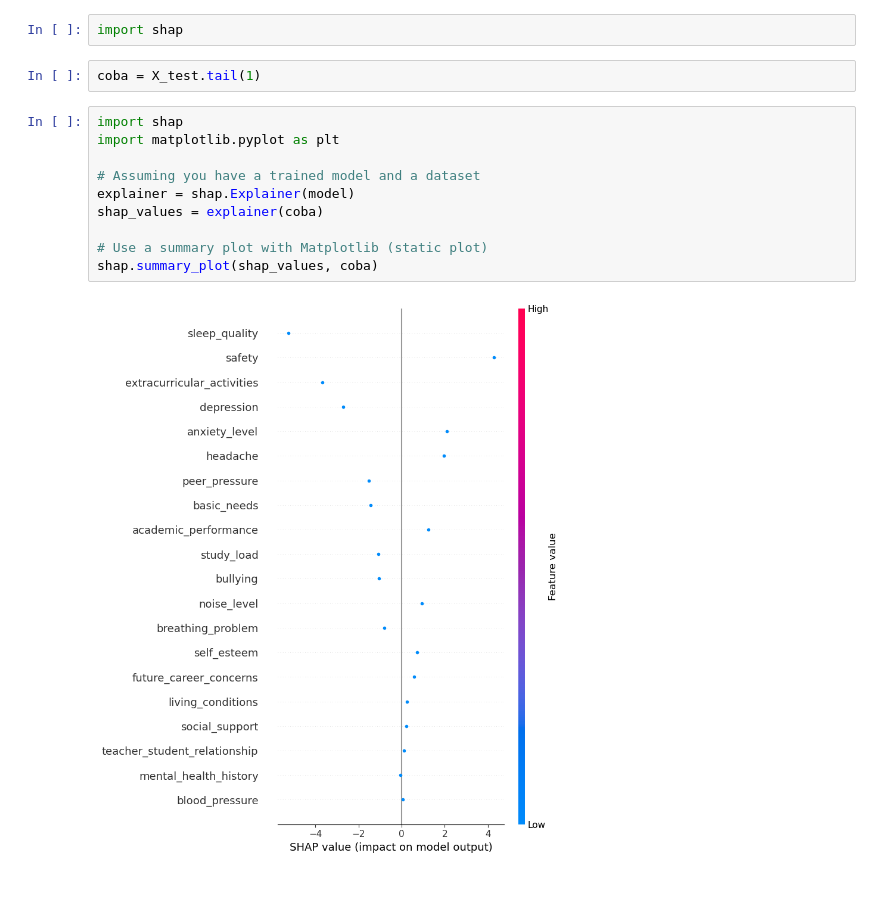
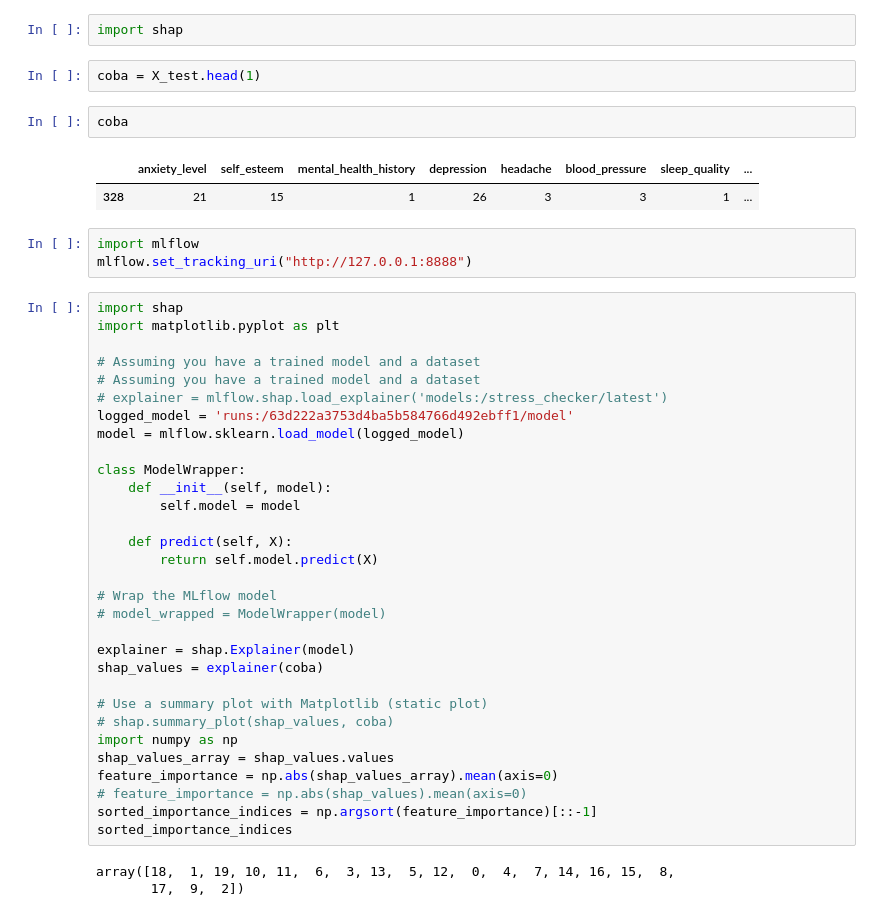
Before and after one commit to ghazafm/stress-checker-model, a Jupyter notebook: Notebook/lab.ipynb, the cells around one changed output. Cells and saved outputs as stored; diff of their text form; blank space fills up the shorter version.

```diff
--- a/Notebook/lab.ipynb
+++ b/Notebook/lab.ipynb
@@ -213,16 +248,46 @@ LGBMRegressor()
 # %%
 import shap
 # %%
-coba = X_test.tail(1)
+coba = X_test.head(1)
+# %%
+coba
+# %% [output]
+|  | anxiety_level | self_esteem | mental_health_history | depression | headache | blood_pressure | sleep_quality | ... |
+| 328 | 21 | 15 | 1 | 26 | 3 | 3 | 1 | ... |
+# %%
+import mlflow
+mlflow.set_tracking_uri("http://127.0.0.1:8888")
 # %%
 import shap
 import matplotlib.pyplot as plt
 
 # Assuming you have a trained model and a dataset
+# Assuming you have a trained model and a dataset
+# explainer = mlflow.shap.load_explainer('models:/stress_checker/latest')
+logged_model = 'runs:/63d222a3753d4ba5b584766d492ebff1/model'
+model = mlflow.sklearn.load_model(logged_model)
+
+class ModelWrapper:
+    def __init__(self, model):
+        self.model = model
+
+    def predict(self, X):
+        return self.model.predict(X)
+
+# Wrap the MLflow model
+# model_wrapped = ModelWrapper(model)
+
 explainer = shap.Explainer(model)
 shap_values = explainer(coba)
 
 # Use a summary plot with Matplotlib (static plot)
-shap.summary_plot(shap_values, coba)
+# shap.summary_plot(shap_values, coba)
+import numpy as np
+shap_values_array = shap_values.values
+feature_importance = np.abs(shap_values_array).mean(axis=0)
+# feature_importance = np.abs(shap_values).mean(axis=0)
+sorted_importance_indices = np.argsort(feature_importance)[::-1]
+sorted_importance_indices
 # %% [output]
-[figure, removed]
+array([18,  1, 19, 10, 11,  6,  3, 13,  5, 12,  0,  4,  7, 14, 16, 15,  8,
+       17,  9,  2])
```
Also changed, not shown: parts of 7 cells of this notebook, 19 other files.
